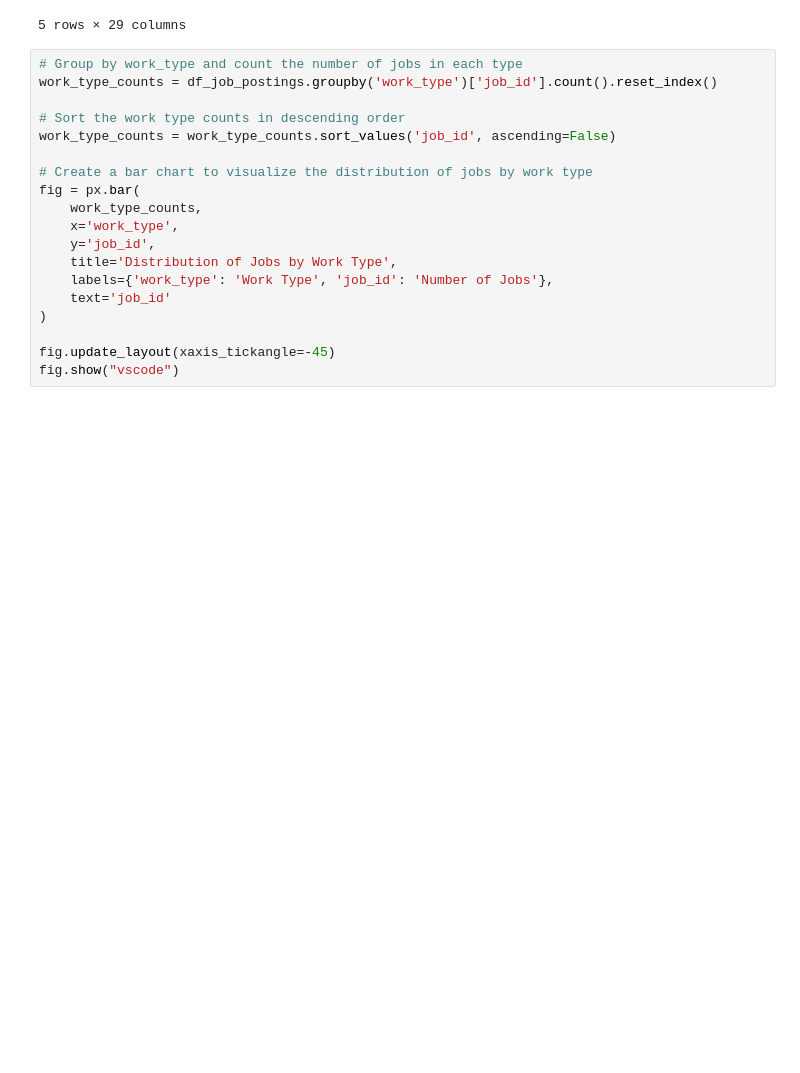
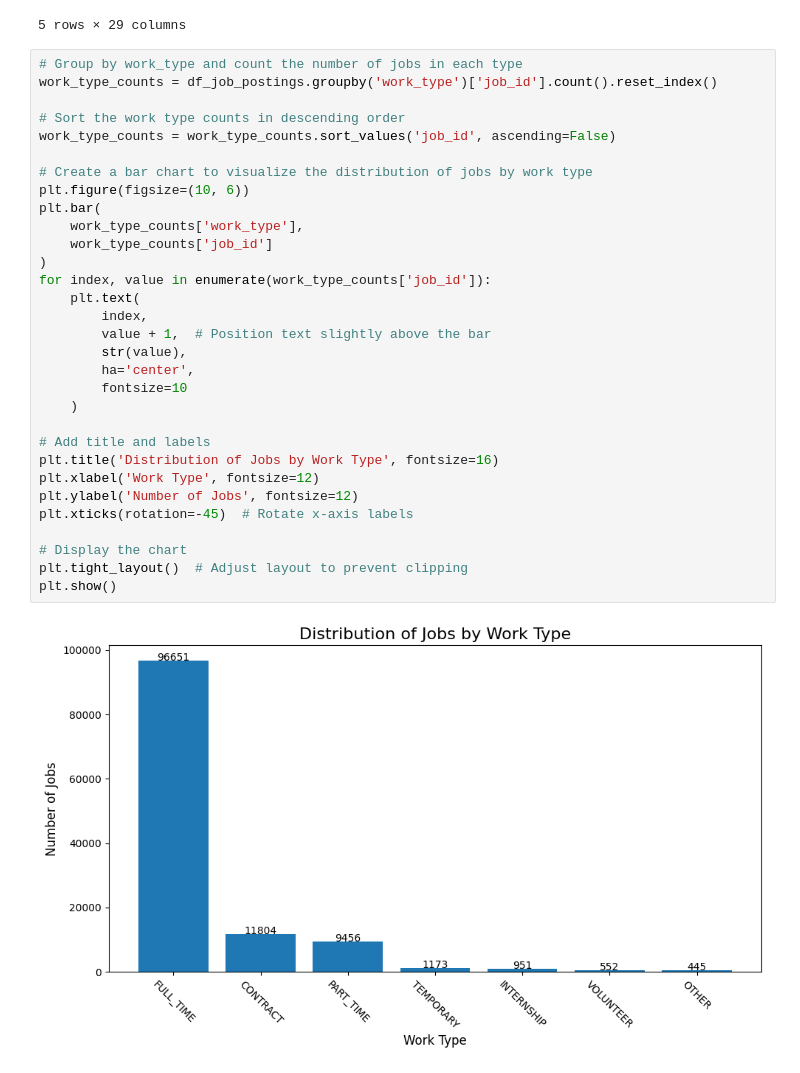
Before and after one commit to atharva-h-m/LinkedIn-Job-Postings, a Jupyter notebook: notebooks/03-EDA.ipynb, the cells around one changed output. Cells and saved outputs as stored; diff of their text form; blank space fills up the shorter version.

```diff
--- a/notebooks/03-EDA.ipynb
+++ b/notebooks/03-EDA.ipynb
@@ -146,22 +152,36 @@ df_job_postings.head()
 # %%
 # Group by work_type and count the number of jobs in each type
 work_type_counts = df_job_postings.groupby('work_type')['job_id'].count().reset_index()
 
 # Sort the work type counts in descending order
 work_type_counts = work_type_counts.sort_values('job_id', ascending=False)
 
 # Create a bar chart to visualize the distribution of jobs by work type
-fig = px.bar(
-    work_type_counts,
-    x='work_type',
-    y='job_id',
-    title='Distribution of Jobs by Work Type',
-    labels={'work_type': 'Work Type', 'job_id': 'Number of Jobs'},
-    text='job_id'
+plt.figure(figsize=(10, 6))
+plt.bar(
+    work_type_counts['work_type'],
+    work_type_counts['job_id']
 )
+for index, value in enumerate(work_type_counts['job_id']):
+    plt.text(
+        index,
+        value + 1,  # Position text slightly above the bar
+        str(value),
+        ha='center',
+        fontsize=10
+    )
 
-fig.update_layout(xaxis_tickangle=-45)
-fig.show("vscode")
+# Add title and labels
+plt.title('Distribution of Jobs by Work Type', fontsize=16)
+plt.xlabel('Work Type', fontsize=12)
+plt.ylabel('Number of Jobs', fontsize=12)
+plt.xticks(rotation=-45)  # Rotate x-axis labels
+
+# Display the chart
+plt.tight_layout()  # Adjust layout to prevent clipping
+plt.show()
+# %% [output]
+[figure, added]
 # %%
 # Group by job title and count the number of occurrences
 job_title_counts = df_job_postings.groupby('title')['job_id'].count().reset_index()
```
Also changed, not shown: parts of 7 cells of this notebook, 2 other files.
